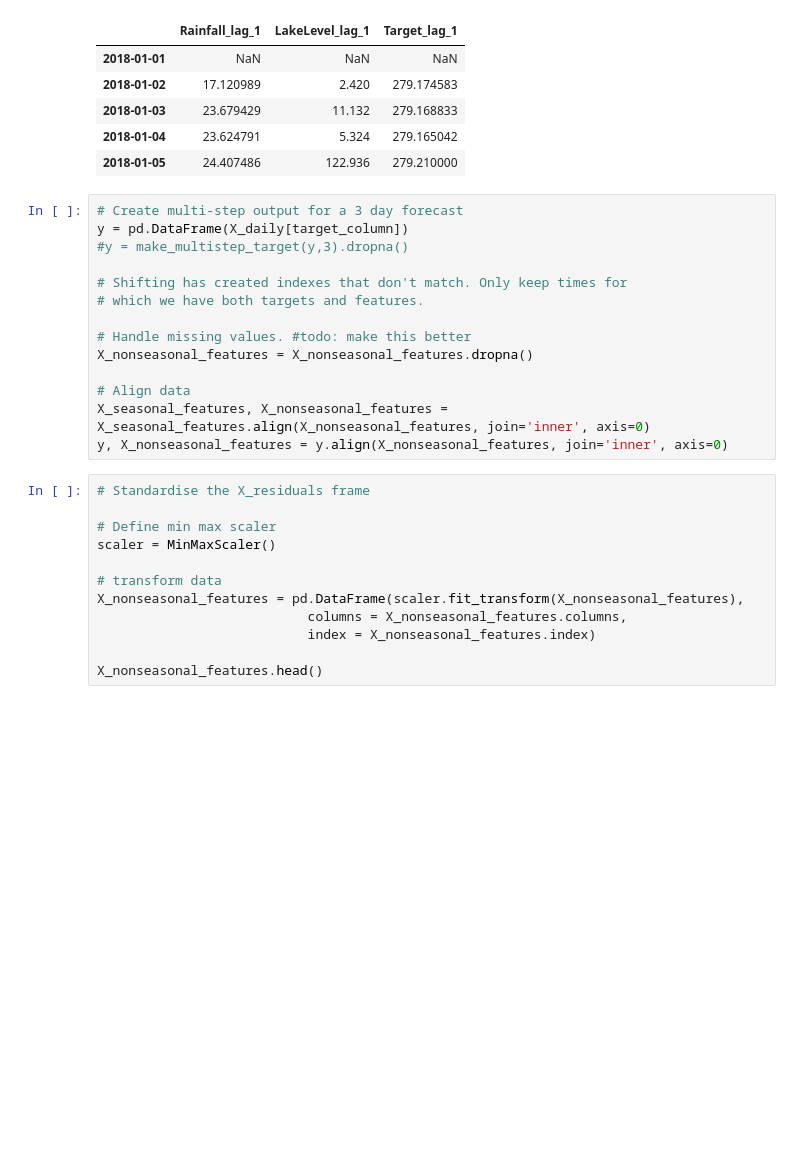
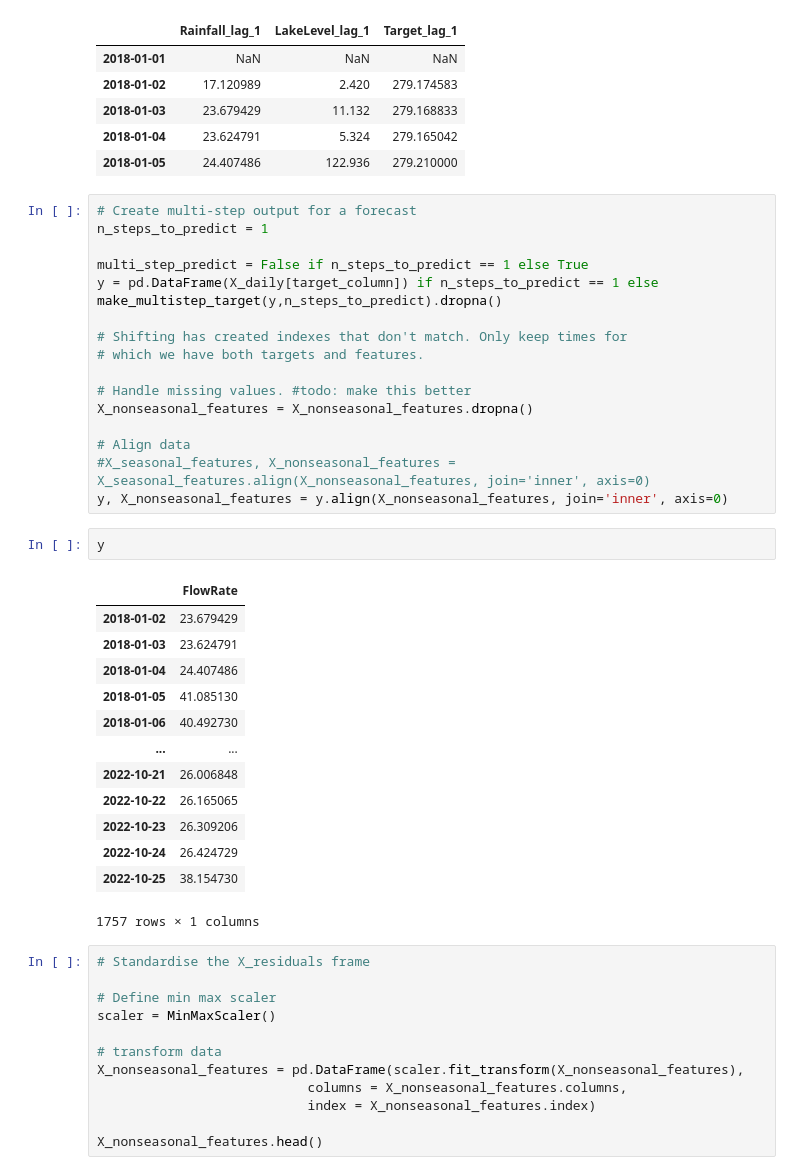
Before and after one commit to chrisgjarrett/kaituna-model, a Jupyter notebook: kaituna-flow-predictions-gate-level-classification.ipynb, the cells around one changed output. Saved outputs shown, nothing was run; the diff lists cells and outputs as text; blank space fills up the shorter version.

```diff
--- a/kaituna-flow-predictions-gate-level-classification.ipynb
+++ b/kaituna-flow-predictions-gate-level-classification.ipynb
@@ -788,9 +788,11 @@ display(X_nonseasonal_features.head())
 | 2018-01-04 | 23.624791 | 5.324 | 279.165042 |
 | 2018-01-05 | 24.407486 | 122.936 | 279.210000 |
 # %%
-# Create multi-step output for a 3 day forecast
-y = pd.DataFrame(X_daily[target_column])
-#y = make_multistep_target(y,3).dropna()
+# Create multi-step output for a forecast
+n_steps_to_predict = 1
+
+multi_step_predict = False if n_steps_to_predict == 1 else True
+y = pd.DataFrame(X_daily[target_column]) if n_steps_to_predict == 1 else make_multistep_target(y,n_steps_to_predict).dropna()
 
 # Shifting has created indexes that don't match. Only keep times for
 # which we have both targets and features.
@@ -799,8 +801,24 @@ y = pd.DataFrame(X_daily[target_column])
 X_nonseasonal_features = X_nonseasonal_features.dropna()
 
 # Align data
-X_seasonal_features, X_nonseasonal_features = X_seasonal_features.align(X_nonseasonal_features, join='inner', axis=0)
+#X_seasonal_features, X_nonseasonal_features = X_seasonal_features.align(X_nonseasonal_features, join='inner', axis=0)
 y, X_nonseasonal_features = y.align(X_nonseasonal_features, join='inner', axis=0)
+# %%
+y
+# %% [output]
+|  | FlowRate |
+| 2018-01-02 | 23.679429 |
+| 2018-01-03 | 23.624791 |
+| 2018-01-04 | 24.407486 |
+| 2018-01-05 | 41.085130 |
+| 2018-01-06 | 40.492730 |
+| ... | ... |
+| 2022-10-21 | 26.006848 |
+| 2022-10-22 | 26.165065 |
+| 2022-10-23 | 26.309206 |
+| 2022-10-24 | 26.424729 |
+| 2022-10-25 | 38.154730 |
+1757 rows × 1 columns
 # %%
 # Standardise the X_residuals frame
 
```
Also changed, not shown: parts of 10 cells of this notebook.
